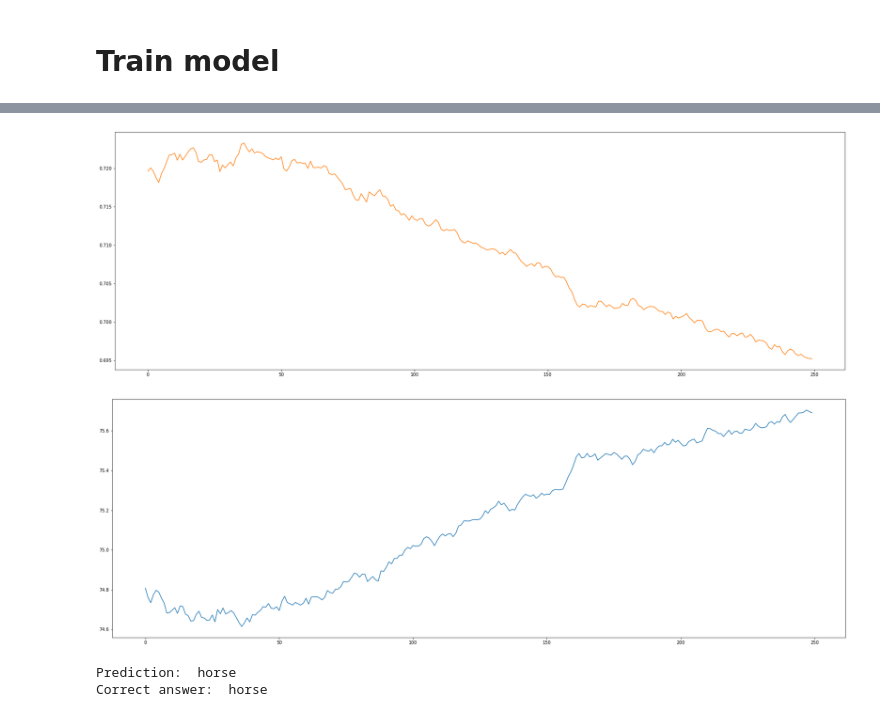
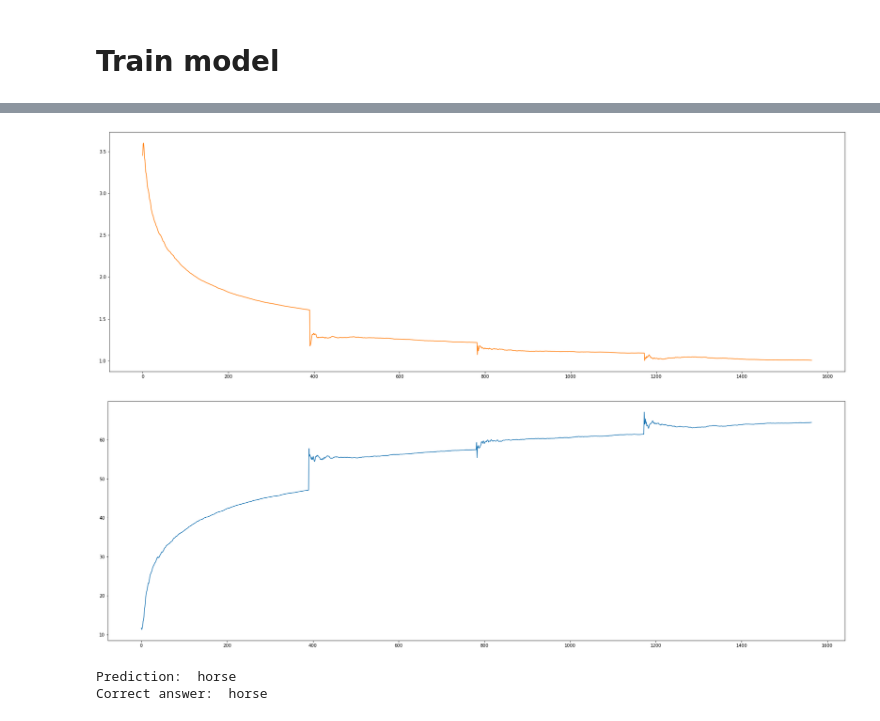
Before and after one commit to ShivamShrirao/dnn_from_scratch, a Jupyter notebook: cifar.ipynb, the cells around one changed output, grey strips where cells are left out. Saved outputs shown, nothing was run; the diff lists cells and outputs as text; code cells hidden in the pictures.

```diff
--- a/cifar.ipynb
+++ b/cifar.ipynb
@@ -292,15 +323,15 @@ Validation Acc: 60.587 %        Val loss: 3.47717820
 # %%
 plt.figure(figsize=(30,10))
-plt.plot(losses[-250:],color='#ff7f0e')
+plt.plot(losses,color='#ff7f0e')
 plt.show()
 # %% [output]
-[figure, old version]
+[figure, new version]
 # %%
 plt.figure(figsize=(30,10))
-plt.plot(train_acc[-250:])#,color='#ff7f0e')
+plt.plot(train_acc)#,color='#ff7f0e')
 plt.show()
 # %% [output]
-[figure, old version]
+[figure, new version]
 # %%
 model.save_weights("cifar.dump")
 # %%
```
Also changed, not shown: parts of 6 cells of this notebook, 4 other files.
